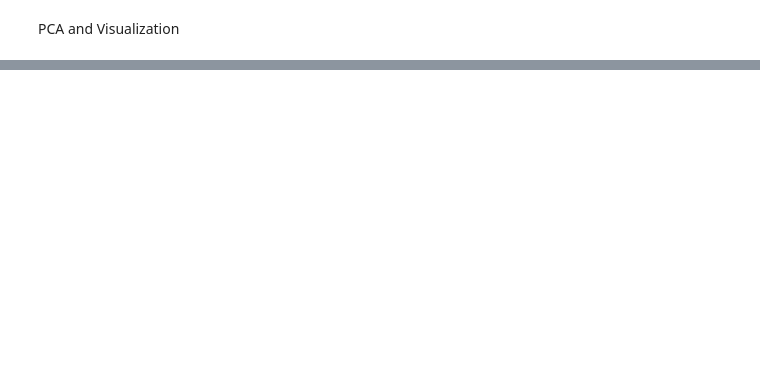
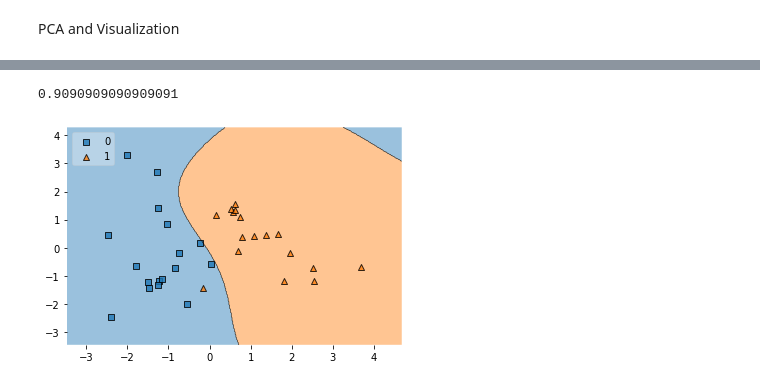
Before and after one commit to tom99763/cs224w, a Jupyter notebook: lecture1~4_colab.ipynb, the cells around one changed output, grey strips where cells are left out. Saved outputs shown, nothing was run; the diff lists cells and outputs as text; code cells hidden in the pictures; blank space fills up the shorter version.

```diff
--- a/lecture1~4_colab.ipynb
+++ b/lecture1~4_colab.ipynb
@@ -485,0 +518,37 @@ cosine score of 2 embeddings :-0.00706150708720088
+# %%
+y=[]
+for idx,node in G.nodes(data=True):
+  if node['club']=='Mr. Hi':
+    y.append(1)
+  else:
+    y.append(0)
+
+x=np.arange(0,G.number_of_nodes())
+# %%
+#train test split
+
+x_train,x_test,y_train,y_test=ttp(x,y,test_size=0.3,shuffle=True,random_state=123)
+x_emb=embedding(torch.tensor(x.tolist())).detach().numpy()
+x_train=embedding(torch.tensor(x_train.tolist())).detach().numpy()
+x_test=embedding(torch.tensor(x_test.tolist())).detach().numpy()
+
+#for visualize we should reduce dimension to 2
+pca = PCA(n_components=2)
+pca.fit(x_emb)
+
+x=pca.transform(x_emb)
+x_train=pca.transform(x_train)
+x_test=pca.transform(x_test)
+# %%
+model=SVC(C=0.5)
+
+model.fit(x_train,y_train)
+
+model.score(x_test,y_test)
+# %% [output]
+0.9090909090909091
+# %%
+plot_decision_regions(x,np.array(y), clf=model, legend=2)
+plt.show()
+# %% [output]
+[figure, added]
```
Also changed, not shown: parts of 10 cells of this notebook.
